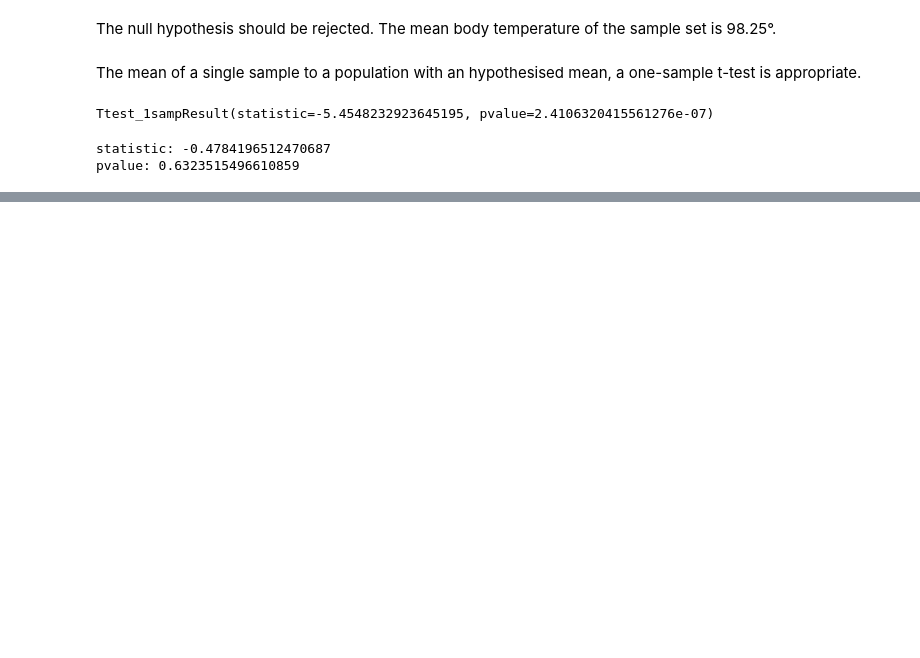
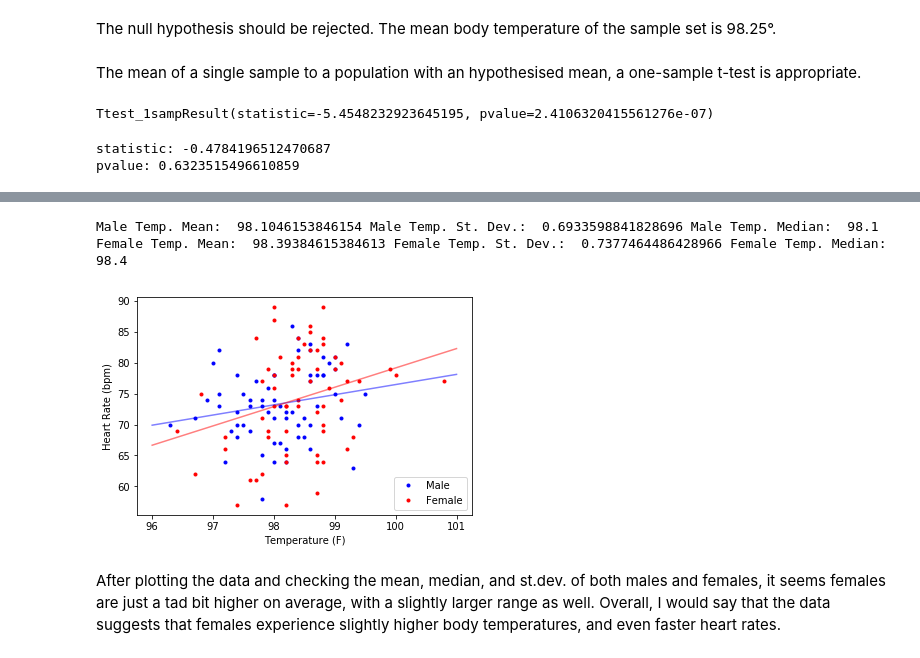
Before and after one commit to taha-shahid/Machine-Deep-Learning---SpringBoard-, a Jupyter notebook: sliderule_dsi_inferential_statistics_exercise_1.ipynb, the cells around one changed output, grey strips where cells are left out. Saved outputs shown, nothing was run; the diff lists cells and outputs as text; code cells hidden in the pictures; blank space fills up the shorter version.

```diff
--- a/sliderule_dsi_inferential_statistics_exercise_1.ipynb
+++ b/sliderule_dsi_inferential_statistics_exercise_1.ipynb
@@ -156,0 +206,35 @@ pvalue: 0.6323515496610859
+# %%
+df_male = df[df['gender']=='M']
+df_female = df[df['gender']=='F']
+
+temps = [96, 97, 98, 99, 100, 101]
+male_line = np.empty(6)
+female_line = np.empty(6)
+
+slope_male, intercept_male = np.polyfit(df_male['temperature'], df_male['heart_rate'], 1)
+slope_female, intercept_female = np.polyfit(df_female['temperature'], df_female['heart_rate'], 1)
+
+for i in range(6):
+    male_line[i] = (slope_male * temps[i]) + intercept_male
+    female_line[i] = (slope_female * temps[i]) + intercept_female
+
+_ = plt.plot(df_male['temperature'], df_male['heart_rate'], color='blue', marker='.', linestyle='none')
+_ = plt.plot(df_female['temperature'], df_female['heart_rate'], color='red', marker='.', linestyle='none')
+
+_ = plt.plot(temps, male_line, color='blue', alpha=0.5)
+_ = plt.plot(temps, female_line, color='red', alpha=0.5)
+
+plt.legend(('Male', 'Female'), loc='lower right')
+_ = plt.xlabel('Temperature (F)')
+_ = plt.ylabel('Heart Rate (bpm)')
+
+print("Male Temp. Mean: ", np.mean(df_male['temperature']), "Male Temp. St. Dev.: ", np.std(df_male['temperature']),
+      "Male Temp. Median: ", np.median(df_male['temperature']),
+      "\nFemale Temp. Mean: ", np.mean(df_female['temperature']), "Female Temp. St. Dev.: ", np.std(df_female['temperature']),
+      "Female Temp. Median: ", np.median(df_female['temperature']))
+# %% [output]
+Male Temp. Mean:  98.1046153846154 Male Temp. St. Dev.:  0.6933598841828696 Male Temp. Median:  98.1
+Female Temp. Mean:  98.39384615384613 Female Temp. St. Dev.:  0.7377464486428966 Female Temp. Median:  98.4
+[figure, added]
+# %% [markdown]
+After plotting the data and checking the mean, median, and st.dev. of both males and females, it seems females are just a tad bit higher on average, with a slightly larger range as well. Overall, I would say that the data suggests that females experience slightly higher body temperatures, and even faster heart rates.
```
Also changed, not shown: parts of 6 cells of this notebook.
